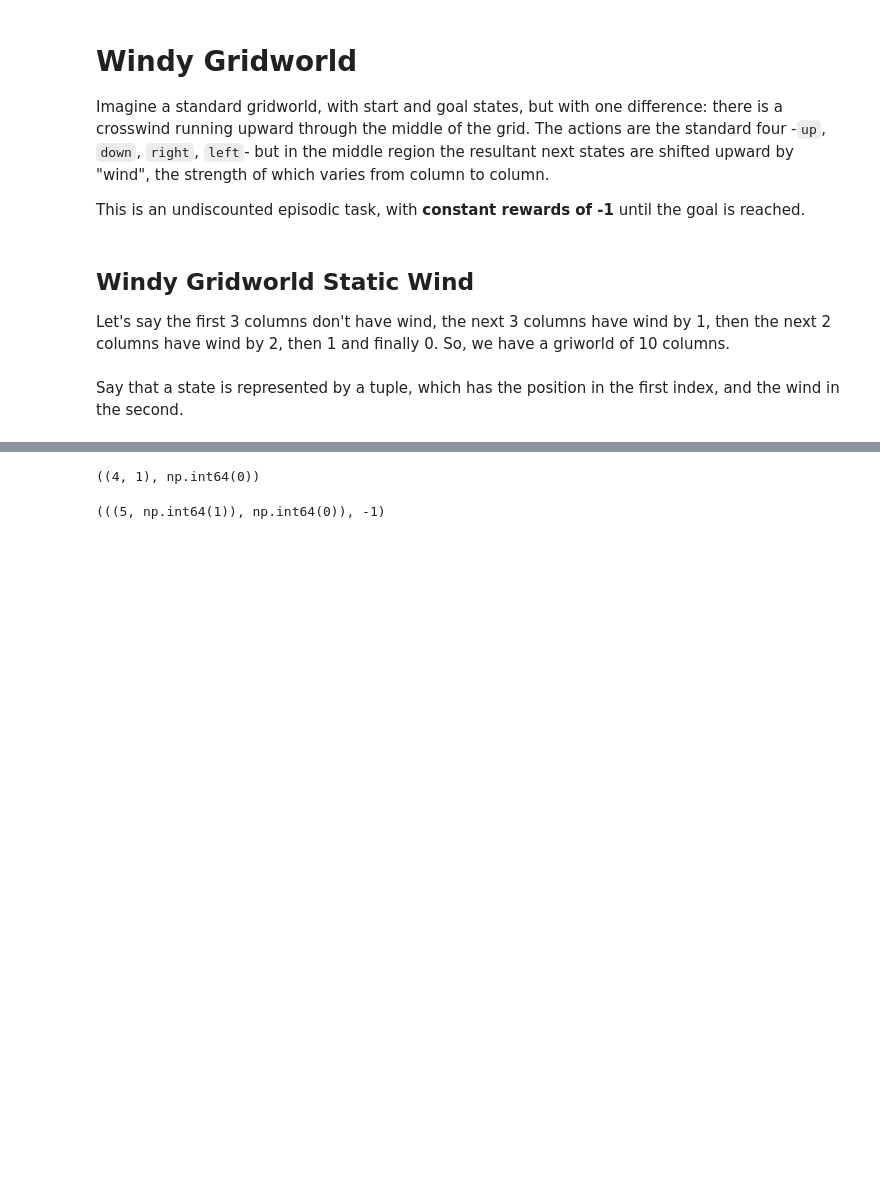
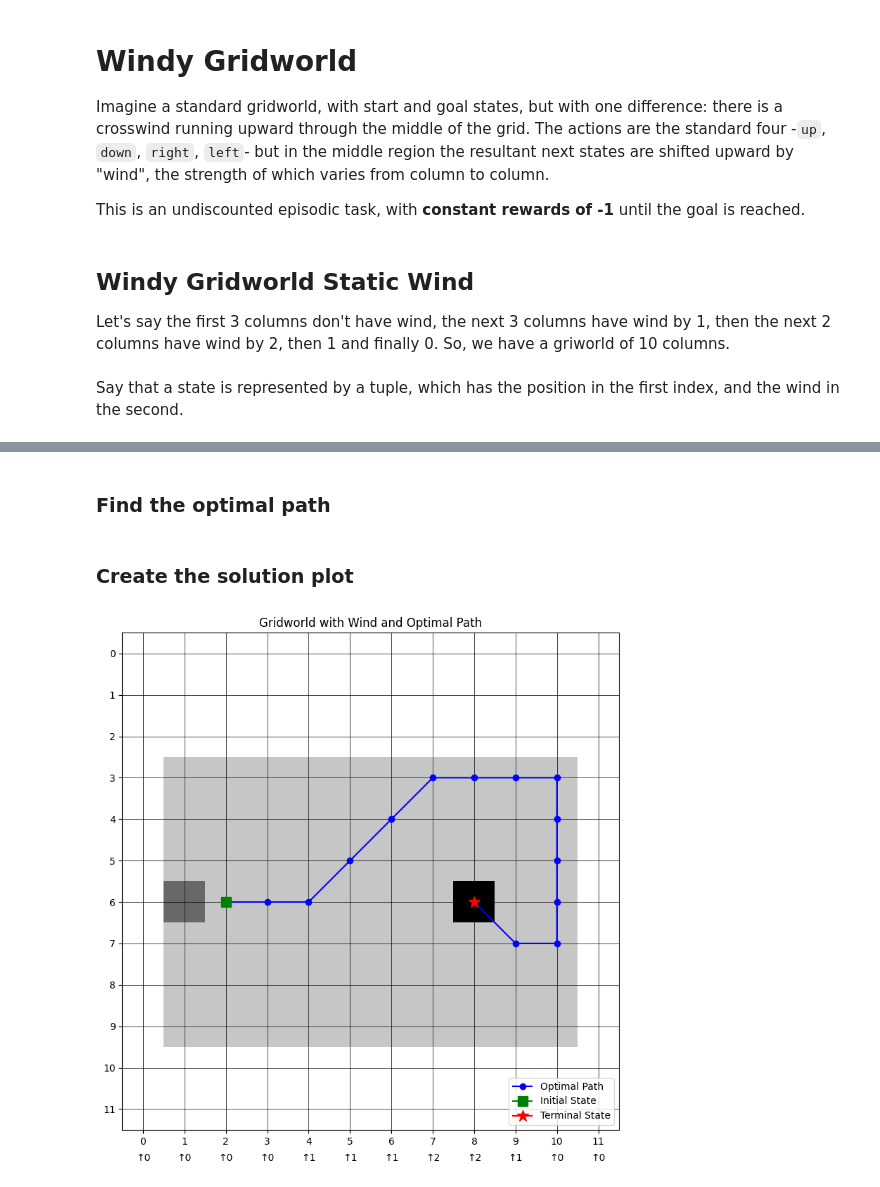
Before and after one commit to llorenscapotorres/Reinforcement-Learning, a Jupyter notebook: Temporal_Difference/temporal_diference_lab.ipynb, the cells around one changed output, grey strips where cells are left out. Saved outputs shown, nothing was run; the diff lists cells and outputs as text; code cells hidden in the pictures; blank space fills up the shorter version.

Commit message:
Grindworld with static wind FINISHED

```diff
--- a/Temporal_Difference/temporal_diference_lab.ipynb
+++ b/Temporal_Difference/temporal_diference_lab.ipynb
@@ -17,11 +17,10 @@ gridworld = np.array([
     [0, 0, 0, 0, 0, 0, 0, 0, 0, 0, 0, 0],
     [0, 0, 0, 0, 0, 0, 0, 0, 0, 0, 0, 0],
     [0, 0, 0, 0, 0, 0, 0, 0, 0, 0, 0, 0],
-    [0, 0, 0, 0, 0, 0, 0, 0, 0, 0, 0, 0],
     [0, 1, 1, 1, 1, 1, 1, 1, 1, 1, 1, 0],
     [0, 1, 1, 1, 1, 1, 1, 1, 1, 1, 1, 0],
     [0, 1, 1, 1, 1, 1, 1, 1, 1, 1, 1, 0],
-    [0, 2, 1, 1, 1, 1, 1, 1, 1, 3, 1, 0],
+    [0, 2, 1, 1, 1, 1, 1, 1, 3, 1, 1, 0],
     [0, 1, 1, 1, 1, 1, 1, 1, 1, 1, 1, 0],
     [0, 1, 1, 1, 1, 1, 1, 1, 1, 1, 1, 0],
     [0, 1, 1, 1, 1, 1, 1, 1, 1, 1, 1, 0],
@@ -84,7 +138,7 @@ Q, policy = td_sarsa_control(non_terminal_states=non_terminal_states,
                  actions=actions,
                  next_step_fn=next_step_static_wind,
                  gamma=1.0,
-                 alpha=0.5,
+                 alpha=0.2,
                  epsilon=0.1,
-                 num_episodes=100000,
-                 initial_Q=None)
+                 num_episodes=1000,
+                 initial_Q=initial_Q)
@@ -99,8 +145,50 @@ policy[initial_state]
-# %%
-initial_state
-# %% [output]
-((4, 1), np.int64(0))
-# %%
-next_step_static_wind(initial_state, policy[initial_state])
-# %% [output]
-(((5, np.int64(1)), np.int64(0)), -1)
+# %% [markdown]
+### Find the optimal path
+# %%
+state = initial_states[0]
+actions_optimal_path = []
+states_optimal_path = []
+while state not in terminal_states:
+    action = policy[state]
+    actions_optimal_path.append(action)
+    state = next_step_static_wind(state, action)[0]
+    states_optimal_path.append(state)
+# %% [markdown]
+### Create the solution plot
+# %%
+import matplotlib.pyplot as plt
+
+# Crear el gráfico
+fig, ax = plt.subplots(figsize=(12, 8))
+
+# Mostrar el grid (sin la fila del viento)
+ax.imshow(gridworld[:12, :], cmap="Greys", origin="upper")
+
+# Coordenadas del camino
+path_coords = [s[0] for s in states_optimal_path]
+x_coords = [s[1] for s in path_coords]
+y_coords = [s[0] for s in path_coords]
+
+# Dibujar el camino óptimo
+ax.plot(x_coords, y_coords, marker='o', color='blue', label='Optimal Path')
+
+# Estado inicial y final
+initial_state = path_coords[0]
+terminal_state = path_coords[-1]
+ax.plot(initial_state[1], initial_state[0], marker='s', color='green', markersize=10, label='Initial State')
+ax.plot(terminal_state[1], terminal_state[0], marker='*', color='red', markersize=12, label='Terminal State')
+
+# Dibujar el viento debajo de la última fila visible
+for col, wind in enumerate(gridworld[-1]):
+    ax.text(col, gridworld.shape[0] - 1 + 0.3, f"↑{wind}", ha='center', va='bottom', fontsize=10, color='black')
+
+# Ajustes visuales
+ax.set_xticks(np.arange(gridworld.shape[1]))
+ax.set_yticks(np.arange(gridworld.shape[0] - 1))
+ax.grid(True, color='black', linewidth=0.5)
+ax.set_title("Gridworld with Wind and Optimal Path")
+ax.legend(loc='lower right')
+plt.tight_layout()
+plt.show()
+# %% [output]
+[figure, added]
```
Also changed, not shown: parts of 6 cells of this notebook, 1 other file.
